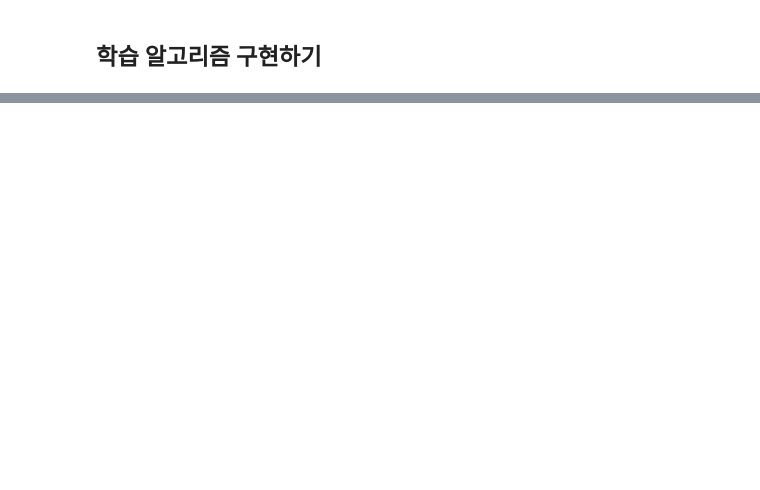
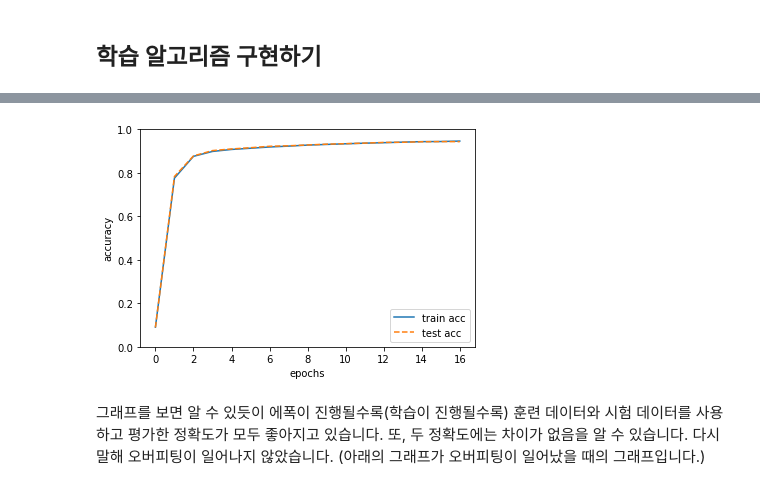
Before and after one commit to kmmnjng528/deep-learning-from-scratch, a Jupyter notebook: 4장_신경망 학습.ipynb, the cells around one changed output, grey strips where cells are left out. Drawn from its saved outputs; the diff is of its cells as text; code cells hidden in the pictures; blank space fills up the shorter version.

```diff
--- a/4장_신경망 학습.ipynb
+++ b/4장_신경망 학습.ipynb
@@ -208,0 +628,34 @@ def function_2(x):
+# %%
+# 1에폭당 반복 수
+iter_per_epoch = max(train_size / batch_size, 1)
+
+start_time = time.time()
+
+for i in range(iters_num):
+    # 미니배치(100) 획득 -> 매번 60000개의 훈련 데이터에서 100개의 데이터를 추려냄
+    batch_mask = np.random.choice(train_size, batch_size)
+    x_batch = x_train[batch_mask]
+    t_batch = t_train[batch_mask]
+
+    # 기울기 계산
+    #grad = network.numerical_gradient(x_batch, t_batch)
+    grad = network.gradient(x_batch, t_batch)
+
+    # 매개변수 갱신
+    for key in ('W1', 'b1', 'W2', 'b2'):
+        network.params[key] -= learning_rate * grad[key]
+
+    # 학습 경과 기록
+    loss = network.loss(x_batch, t_batch)
+    train_loss_list.append(loss)
+
+    # 1에폭당 정확도 계산
+    if i % iter_per_epoch == 0:
+        train_acc = network.accuracy(x_train, t_train)
+        test_acc = network.accuracy(x_test, t_test)
+        train_acc_list.append(train_acc)
+        test_acc_list.append(test_acc)
+        # print("train acc, test acc | " + str(train_acc) + ", " + str(test_acc))
+        print('train acc: {:.4f} | test acc: {:.4f}'.format(train_acc, test_acc))
+
+print('총 소요 시간: {:.4f}'.format(time.time() - start_time))
@@ -208,0 +681,15 @@ def function_2(x):
+# %%
+# 그래프 그리기
+markers = {'train': 'o', 'test': 's'}
+x = np.arange(len(train_acc_list))
+plt.plot(x, train_acc_list, label='train acc')
+plt.plot(x, test_acc_list, label='test acc', linestyle='--')
+plt.xlabel("epochs")
+plt.ylabel("accuracy")
+plt.ylim(0, 1.0)
+plt.legend(loc='lower right')
+plt.show()
+# %% [output]
+[figure, added]
+# %% [markdown]
+그래프를 보면 알 수 있듯이 에폭이 진행될수록(학습이 진행될수록) 훈련 데이터와 시험 데이터를 사용하고 평가한 정확도가 모두 좋아지고 있습니다. 또, 두 정확도에는 차이가 없음을 알 수 있습니다. 다시 말해 오버피팅이 일어나지 않았습니다. (아래의 그래프가 오버피팅이 일어났을 때의 그래프입니다.)
```
Also changed, not shown: parts of 70 cells of this notebook.
